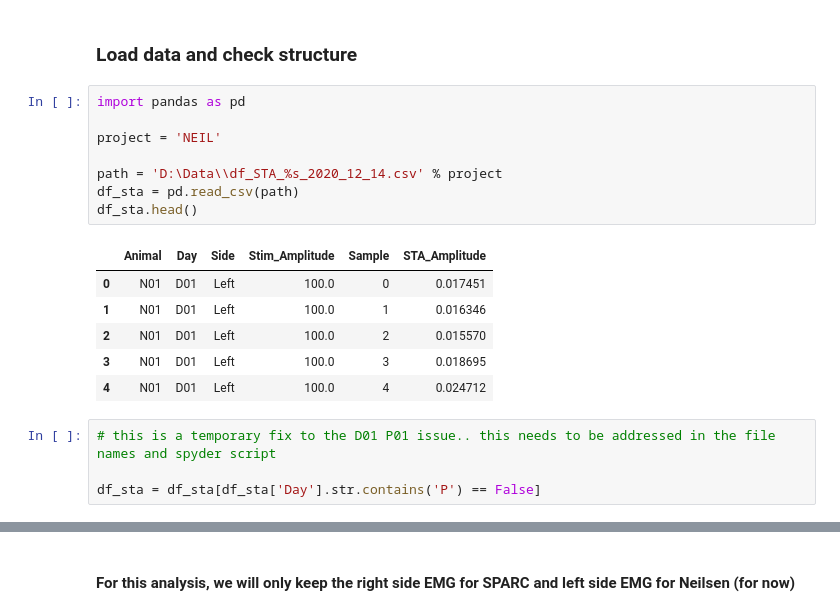
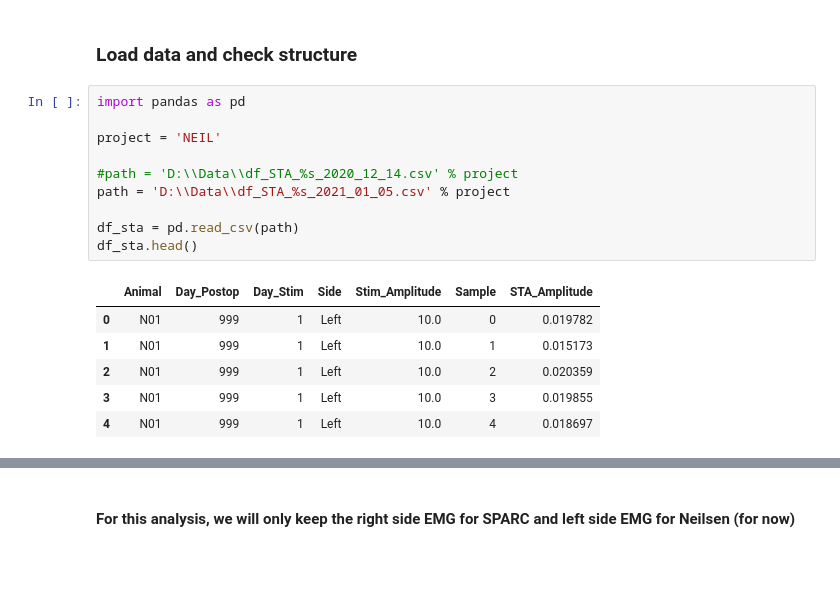
Before and after one commit to IanGMalone/Evoked_Potential_Analysis, a Jupyter notebook: Motor Evoked Potential Analyses.ipynb, the cells around one changed output, grey strips where cells are left out. Cells and saved outputs as stored; diff of their text form; blank space fills up the shorter version.

```diff
--- a/Motor Evoked Potential Analyses.ipynb
+++ b/Motor Evoked Potential Analyses.ipynb
@@ -6,19 +6,17 @@
 # %%
 import pandas as pd
 
 project = 'NEIL'
 
-path = 'D:\Data\\df_STA_%s_2020_12_14.csv' % project
+#path = 'D:\\Data\\df_STA_%s_2020_12_14.csv' % project
+path = 'D:\\Data\\df_STA_%s_2021_01_05.csv' % project
+
 df_sta = pd.read_csv(path)
 df_sta.head()
 # %% [output]
-|  | Animal | Day | Side | Stim_Amplitude | Sample | STA_Amplitude |
-| 0 | N01 | D01 | Left | 100.0 | 0 | 0.017451 |
-| 1 | N01 | D01 | Left | 100.0 | 1 | 0.016346 |
-| 2 | N01 | D01 | Left | 100.0 | 2 | 0.015570 |
-| 3 | N01 | D01 | Left | 100.0 | 3 | 0.018695 |
-| 4 | N01 | D01 | Left | 100.0 | 4 | 0.024712 |
+|  | Animal | Day_Postop | Day_Stim | Side | Stim_Amplitude | Sample | STA_Amplitude |
+| 0 | N01 | 999 | 1 | Left | 10.0 | 0 | 0.019782 |
+| 1 | N01 | 999 | 1 | Left | 10.0 | 1 | 0.015173 |
+| 2 | N01 | 999 | 1 | Left | 10.0 | 2 | 0.020359 |
+| 3 | N01 | 999 | 1 | Left | 10.0 | 3 | 0.019855 |
+| 4 | N01 | 999 | 1 | Left | 10.0 | 4 | 0.018697 |
-# %%
-# this is a temporary fix to the D01 P01 issue.. this needs to be addressed in the file names and spyder script
-
-df_sta = df_sta[df_sta['Day'].str.contains('P') == False]
```
Also changed, not shown: parts of 54 cells of this notebook, 1 other file.
